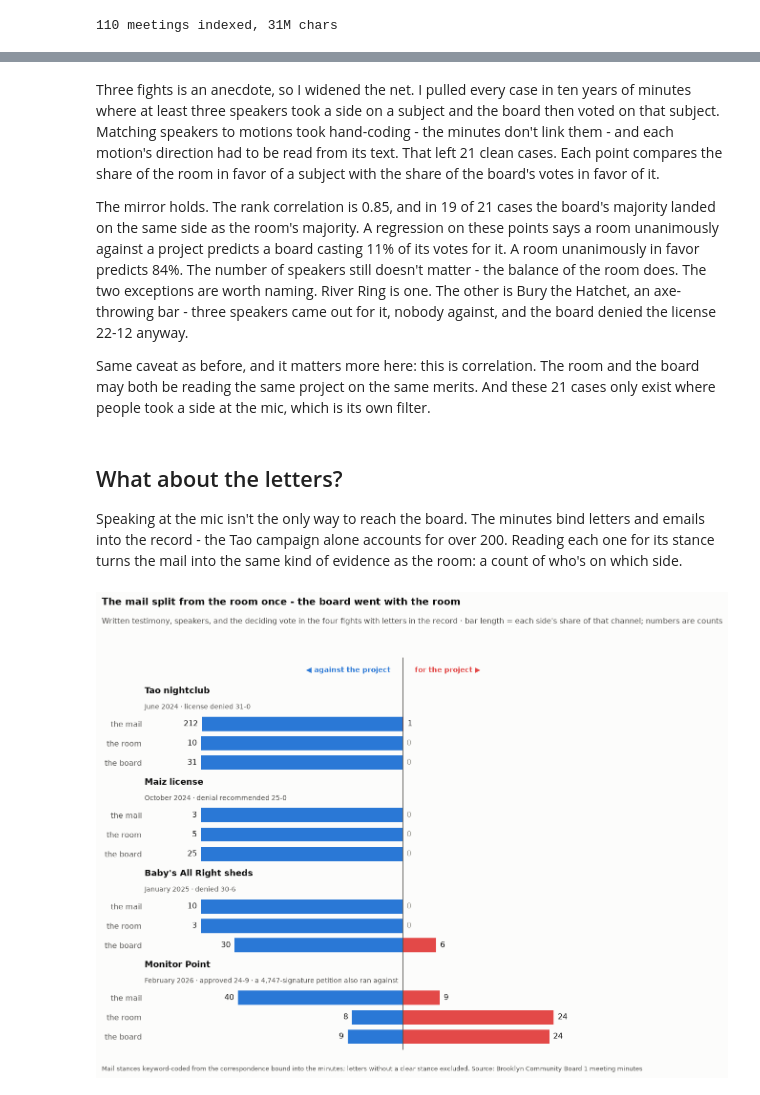
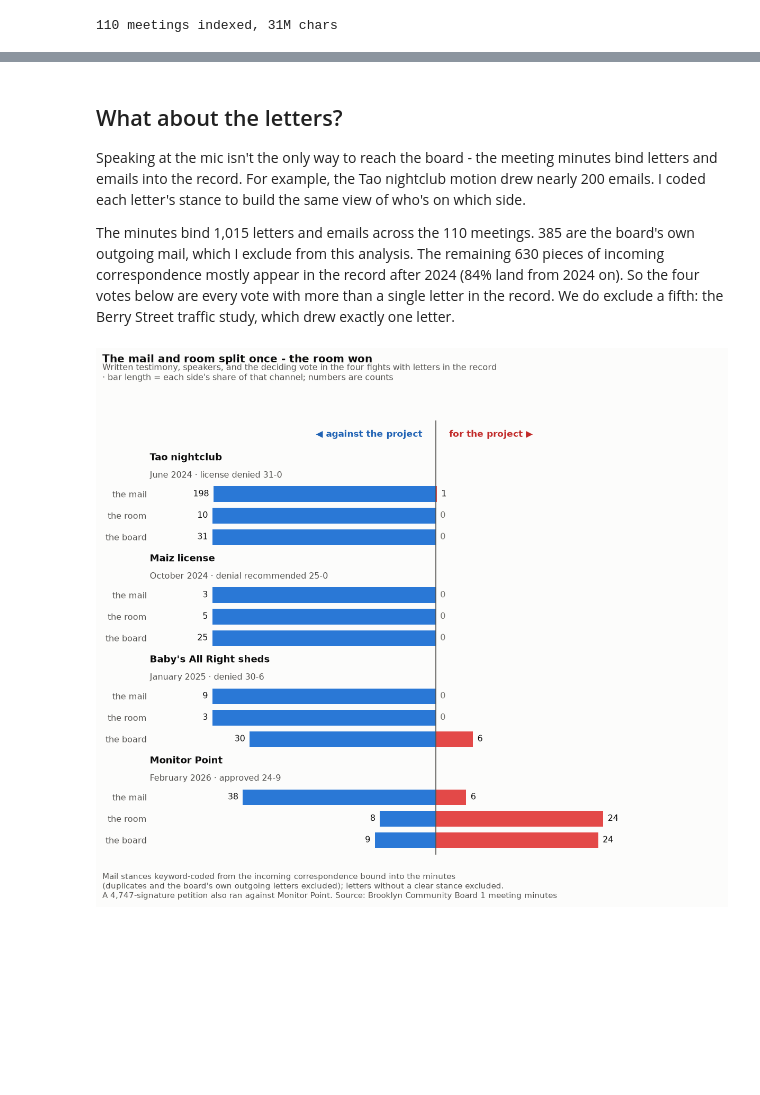
Before and after one commit to blowenstein0/cb1-minutes-analysis, a Jupyter notebook: analysis/blog_v2.ipynb, the cells around one changed output, grey strips where cells are left out. Cells and saved outputs as stored; diff of their text form; code cells hidden in the pictures; blank space fills up the shorter version.

```diff
--- a/analysis/blog_v2.ipynb
+++ b/analysis/blog_v2.ipynb
@@ -14,7 +14,10 @@ import statsmodels.formula.api as smf
 from scipy.stats import mannwhitneyu, spearmanr
 
 SURFACE, INK, INK2 = "#fcfcfb", "#0b0b0b", "#52514e"
-BLUE, RED, GRAY = "#2a78d6", "#e34948", "#a5a49e"
+BLUE, RED, GRAY = "#2a78d6", "#e34948", "#8a8983"
+# darker variants for text so labels meet WCAG contrast on SURFACE
+BLUETXT, REDTXT, GRAYTXT = "#1f62b4", "#c22a29", "#6e6d68"
+SRC = "Source: Brooklyn Community Board 1 meeting minutes"
 pd.set_option("display.max_colwidth", 200)
 con = duckdb.connect()
 for t in ("meetings", "licenses", "votes", "speakers", "incidents", "cannabis"):
@@ -674,23 +338,18 @@ plt.show()
-# %% [markdown]
-Three fights is an anecdote, so I widened the net. I pulled every case in ten years of minutes where at least three speakers took a side on a subject and the board then voted on that subject. Matching speakers to motions took hand-coding - the minutes don't link them - and each motion's direction had to be read from its text. That left 21 clean cases. Each point compares the share of the room in favor of a subject with the share of the board's votes in favor of it.
-
-The mirror holds. The rank correlation is 0.85, and in 19 of 21 cases the board's majority landed on the same side as the room's majority. A regression on these points says a room unanimously against a project predicts a board casting 11% of its votes for it. A room unanimously in favor predicts 84%. The number of speakers still doesn't matter - the balance of the room does. The two exceptions are worth naming. River Ring is one. The other is Bury the Hatchet, an axe-throwing bar - three speakers came out for it, nobody against, and the board denied the license 22-12 anyway.
-
-Same caveat as before, and it matters more here: this is correlation. The room and the board may both be reading the same project on the same merits. And these 21 cases only exist where people took a side at the mic, which is its own filter.
 # %% [markdown]
 ## What about the letters?
 
-Speaking at the mic isn't the only way to reach the board. The minutes bind letters and emails into the record - the Tao campaign alone accounts for over 200. Reading each one for its stance turns the mail into the same kind of evidence as the room: a count of who's on which side.
+Speaking at the mic isn't the only way to reach the board - the meeting minutes bind letters and emails into the record. For example, the Tao nightclub motion drew nearly 200 emails. I coded each letter's stance to build the same view of who's on which side.
+
+The minutes bind 1,015 letters and emails across the 110 meetings. 385 are the board's own outgoing mail, which I exclude from this analysis. The remaining 630 pieces of incoming correspondence mostly appear in the record after 2024 (84% land from 2024 on). So the four votes below are every vote with more than a single letter in the record. We do exclude a fifth: the Berry Street traffic study, which drew exactly one letter.
 # %%
-# The mail, with direction: split each meeting's attachment pages into
-# individual letters/emails, match them to a fight, and keyword-code each
-# item's stance. Spot-checked by hand against the source text; items whose
-# stance the keywords can't call are excluded (see methodology).
+#| fig-alt: "Diverging bar chart of four fights: Tao nightclub, Maiz license, Baby's All Right sheds, and Monitor Point. Rows show the mail, the room, and the board split for and against each project. Mail runs against in all four (Tao 198-1, Maiz 3-0, sheds 9-0, Monitor Point 38-6); only at Monitor Point does the room run in favor (24-8), and the board lands 24-9 with the room."
+# The mail, with direction: take the unique incoming items (parser above),
+# match each to a fight by its header/opening, and use its keyword-coded
+# stance. The stance rules were audited against the source text with an LLM
+# review pass - every letter charted as 'for' below was read and confirmed;
+# items whose stance the keywords can't call are excluded (see methodology).
 def mail_counts(dates, pat):
-    subj = re.compile(pat, re.I)
-    s = pd.Series([_mail_stance(it) for d in dates
-                   for it in _mail_items(_mid_by_date[d])
-                   if subj.search(it)]).value_counts()
+    s = _about(INCOMING[INCOMING.date.isin(dates)], pat).stance.value_counts()
     return int(s.get("against", 0)), int(s.get("for", 0))
 
 tao_y, tao_n = board("2024-06-18", "deny the application for franklin")
@@ -698,64 +357,65 @@ mz_y, mz_n = board("2024-10-08", "recommending the denial or revising")
 ba_y, ba_n = board("2025-01-14", "outside shed")
 # mp_y/mp_n (approve motion) already computed for the three-fights chart
 mp_mail = mail_counts(["2026-01-20", "2026-02-10"], r"monitor point|40 quay|rezon")
-tao_mail = mail_counts(["2024-06-18"], r"\btao\b|nightclub|11-25|franklin")
+tao_mail = mail_counts(["2024-06-18"], r"\btao\b|night ?club|11-25|franklin")
 assert tao_mail[0] > 100 and mp_mail[0] > 3 * mp_mail[1], (tao_mail, mp_mail)
 
 # (name, sub, mail(against,for), room(against,for), board(against,for))
+# Maiz Corp's DBA is Tabu (from the motion text), so letters about Tabu count
 MAIL_FIGHTS = [
     ("Tao nightclub", "June 2024 · license denied 31-0",
      tao_mail, room("2024-06-18", "franklin"), (tao_y, tao_n)),
     ("Maiz license", "October 2024 · denial recommended 25-0",
-     mail_counts(["2024-10-08"], r"\bmaiz\b|10 hope"),
+     mail_counts(["2024-10-08"], r"\bmaiz\b|\btabu\b|10 hope"),
      room("2024-10-08", "maiz|10 hope"), (mz_y, mz_n)),
     ("Baby's All Right sheds", "January 2025 · denied 30-6",
      mail_counts(["2025-01-14"], r"baby.s all right|deux chats|146 broadway|shed"),
      room("2025-01-14", "baby.s all right|146 broadway|outdoor dining"), (ba_y, ba_n)),
-    ("Monitor Point", "February 2026 · approved 24-9 · a 4,747-signature petition also ran against",
+    ("Monitor Point", "February 2026 · approved 24-9",
      mp_mail, room("2026-02-10", "monitor point"), (mp_n, mp_y)),
 ]
 
 fig, ax = plt.subplots(figsize=(10, 8.2), dpi=120)
 fig.patch.set_facecolor(SURFACE)
 ax.set_facecolor(SURFACE)
 ys, ylabels = [], []
 for g, (name, sub, (m_ag, m_for), (r_ag, r_for), (b_ag, b_for)) in enumerate(MAIL_FIGHTS):
     y0 = g * 4.0
     ax.text(-1.28, y0 - 0.72, name, fontsize=11, color=INK, fontweight="bold",
             ha="left", va="center")
-    ax.text(-1.28, y0 - 0.02, sub, fontsize=8.5, color=INK2, ha="left", va="center")
+    ax.text(-1.28, y0 - 0.02, sub, fontsize=9.5, color=INK2, ha="left", va="center")
     for row, (ag, fr) in enumerate([(m_ag, m_for), (r_ag, r_for), (b_ag, b_for)]):
         y = y0 + 0.72 + row * 0.85
         tot = ag + fr
         ax.barh(y, -ag / tot, height=0.62, color=BLUE)
         ax.barh(y, fr / tot, height=0.62, color=RED)
         ax.annotate(str(ag), (-ag / tot - 0.02, y), ha="right", va="center",
-                    fontsize=9.5, color=INK if ag else GRAY)
+                    fontsize=9.5, color=INK if ag else GRAYTXT)
         ax.annotate(str(fr), (fr / tot + 0.02, y), ha="left", va="center",
-                    fontsize=9.5, color=INK if fr else GRAY)
+                    fontsize=9.5, color=INK if fr else GRAYTXT)
         ys.append(y)
         ylabels.append(("the mail", "the room", "the board")[row])
 ax.axvline(0, color=INK2, lw=1)
 ax.set_yticks(ys, ylabels, fontsize=9.5)
 ax.set_ylim(15.0, -2.2)
 ax.set_xlim(-1.28, 1.28)
 ax.set_xticks([])
 ax.spines[["top", "right", "bottom", "left"]].set_visible(False)
 ax.tick_params(colors=INK2, length=0)
 ax.annotate("◀ against the project", (-0.06, -1.55), ha="right",
-            fontsize=9, color=BLUE, fontweight="bold")
+            fontsize=10, color=BLUETXT, fontweight="bold")
 ax.annotate("for the project ▶", (0.06, -1.55), ha="left",
-            fontsize=9, color=RED, fontweight="bold")
-fig.suptitle("The mail split from the room once - the board went with the room",
+            fontsize=10, color=REDTXT, fontweight="bold")
+fig.suptitle("The mail and room split once - the room won",
              fontsize=12, color=INK, x=0.01, ha="left", fontweight="bold")
-fig.text(0.01, 0.925, "Written testimony, speakers, and the deciding vote in the four "
-         "fights with letters in the record · bar length = each side's share of that "
-         "channel; numbers are counts", fontsize=9.5, color=INK2)
-fig.text(0.01, -0.015, "Mail stances keyword-coded from the correspondence bound into "
-         "the minutes; letters without a clear stance excluded. " + SRC,
-         fontsize=8, color=INK2, va="top")
+fig.text(0.01, 0.925, "Written testimony, speakers, and the deciding vote in the four fights with letters in the record\n"
+         "· bar length = each side's share of that channel; numbers are counts", fontsize=9.5, color=INK2, va="bottom")
+fig.text(0.01, -0.015, "Mail stances keyword-coded from the incoming correspondence bound into the minutes\n"
+         "(duplicates and the board's own outgoing letters excluded); letters without a clear stance excluded.\n"
+         "A 4,747-signature petition also ran against Monitor Point. " + SRC,
+         fontsize=9, color=INK2, va="top")
 fig.tight_layout(rect=[0, 0, 1, 0.91])
 plt.show()
 # %% [output]
-[figure, old version]
+[figure, new version]
 # %% [markdown]
```
Also changed, not shown: parts of 26 cells of this notebook, 1 other file.
